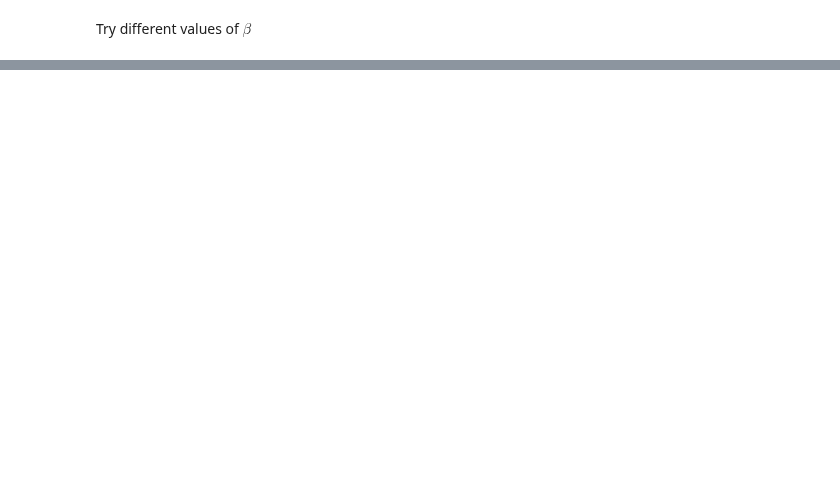
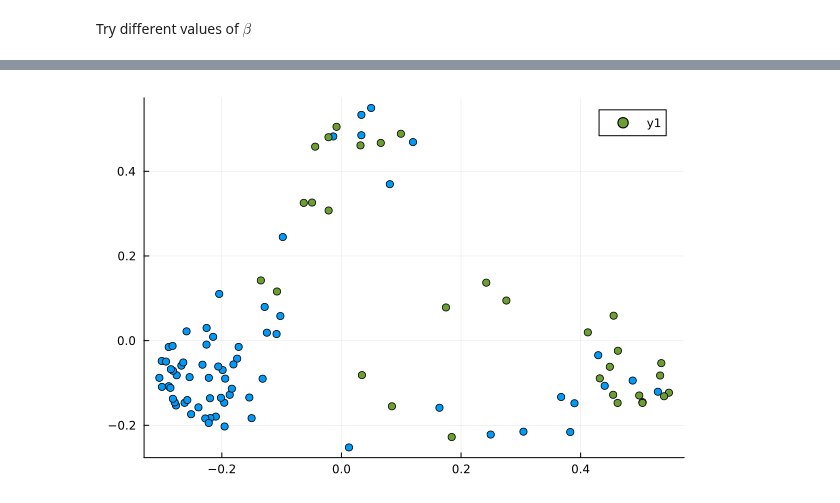
Before and after one commit to jmoo2880/QuantumInspiredML, a Jupyter notebook: RLF.ipynb, the cells around one changed output, grey strips where cells are left out. Cells and saved outputs as stored; diff of their text form; code cells hidden in the pictures; blank space fills up the shorter version.

```diff
--- a/RLF.ipynb
+++ b/RLF.ipynb
@@ -165,0 +199,6 @@ RescaledLogarithmicFidelity(test1, test2; β=8)
+# %%
+mds_embeddings = predict(mds);
+# %%
+scatter(mds_embeddings[1, :], mds_embeddings[2,:], c=y_train[:,1])
+# %% [output]
+[figure, added]
```
Also changed, not shown: parts of 13 cells of this notebook, 6 other files.
